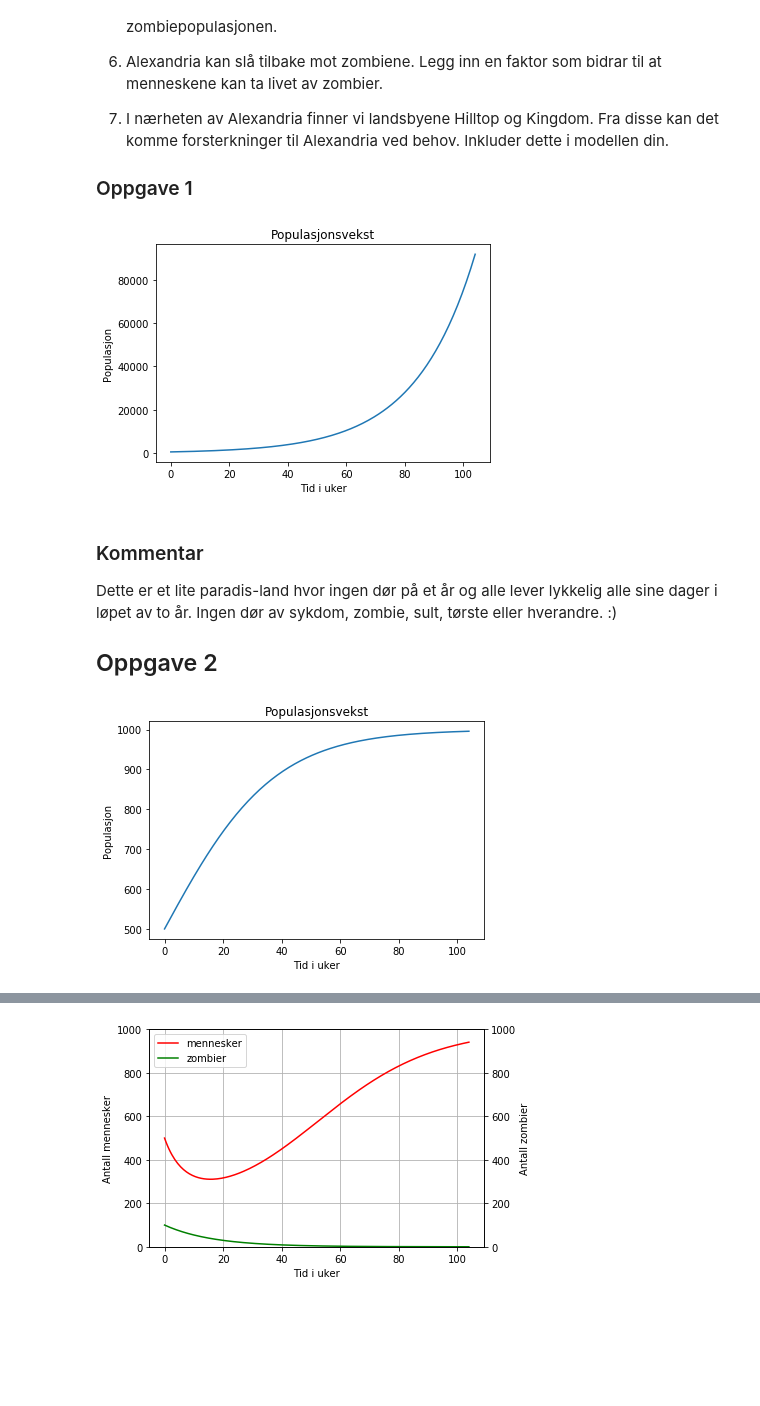
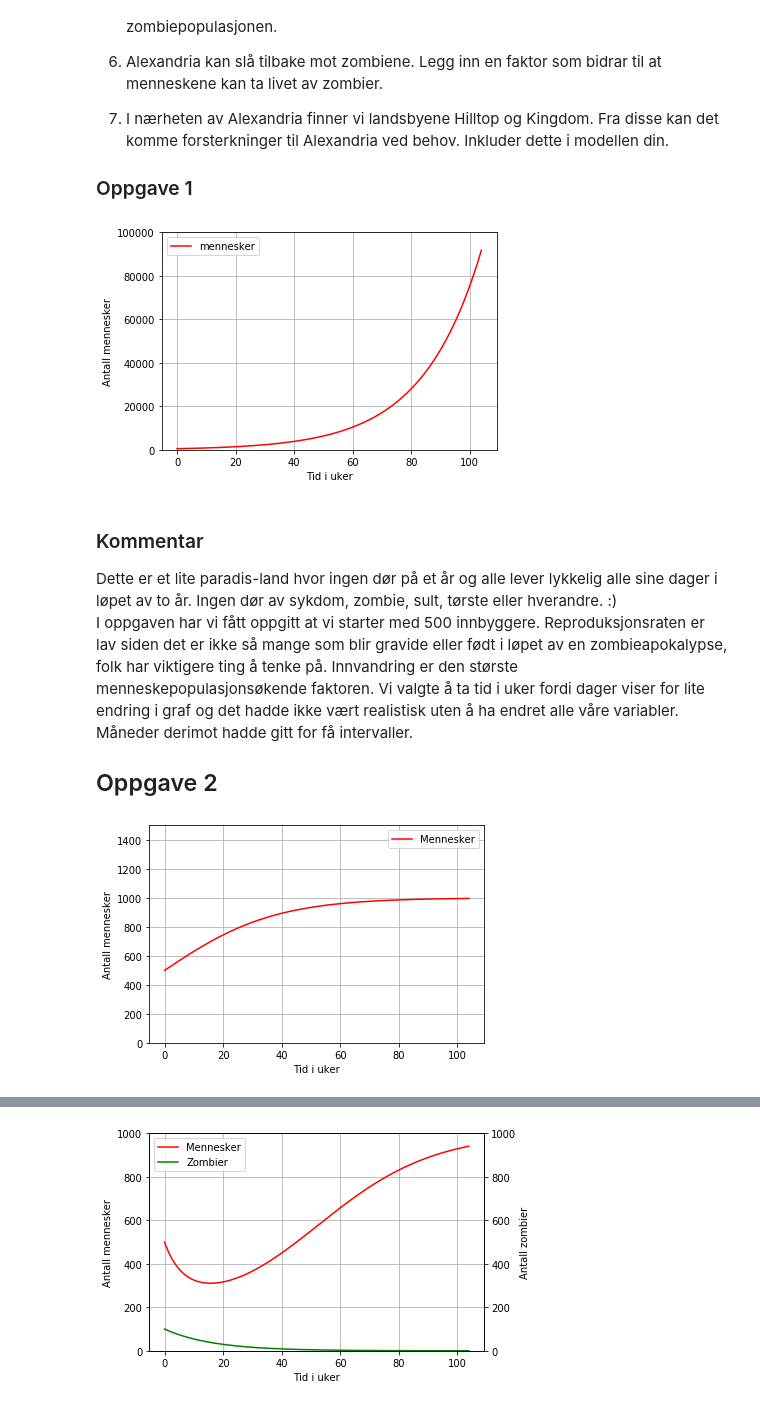
Before and after one commit to alexcieplak/Zombie-prosjekt, a Jupyter notebook: Zombie - prosjektoppgave .ipynb, the cells around one changed output, grey strips where cells are left out. Saved outputs shown, nothing was run; the diff lists cells and outputs as text; code cells hidden in the pictures; blank space fills up the shorter version.

```diff
--- a/Zombie - prosjektoppgave .ipynb
+++ b/Zombie - prosjektoppgave .ipynb
@@ -40,41 +40,52 @@ Kingdom. Fra disse kan det komme forsterkninger til Alexandria ved behov. Inklud
 # %%
 from pylab import *
 
 # Konstanter
 start_m = 500     #Start antall mennesker
-rate = 0.05     #Reproduksjonsrate
-innvandring = 2
+rate = 0.05       #Reproduksjonsrate
+innvandring = 2   #Innvandrerraten
 
 # Tidsvariabler
-dt = 0.5
+dt = 0.5                          #To målinger i uken
 tid_start = 0
-tid_slutt = 104
-N = int((tid_slutt-tid_start)/dt) # Antall intervaller
+tid_slutt = 104                   #Antall uker
+N = int((tid_slutt-tid_start)/dt) #Antall intervaller
 
 # Arrayer
 t = zeros(N+1)
 m_p = zeros(N+1)
 
 # Startverdier
 t[0] = tid_start
 m_p[0] = start_m
 
 #Eulers metode
 for i in range(N):
-    pder = rate * m_p[i] + innvandring
-    m_p[i+1] = m_p[i] + pder * dt
-    t[i+1] = t[i] + dt
+    pder = rate * m_p[i] + innvandring  #Endringen i menneskepopulasjonen pr dt
+    m_p[i+1] = m_p[i] + pder * dt       #Menneskepopulasjonen basert på pder
+    t[i+1] = t[i] + dt                  #Tid
 
-plot(t,m_p)
-title('Populasjonsvekst')
-xlabel('Tid i uker')
-ylabel('Populasjon')
-show()
+
+#Plotting
+fig = figure()
+ax = fig.add_subplot(111)
+data1 = ax.plot(t, m_p, '-r', label = 'Mennesker')
+
+data = data1
+datatittel = [l.get_label() for l in data]
+ax.legend(data, datatittel, loc = 0)
+
+ax.grid()
+ax.set_xlabel ("Tid i uker")
+ax.set_ylabel ("Antall mennesker")
+ax.set_ylim(0,100000)
+plt.show()
 # %% [output]
-[figure, old version]
+[figure, new version]
 # %% [markdown]
 ### Kommentar
 Dette er et lite paradis-land hvor ingen dør på et år og alle lever lykkelig alle sine dager i løpet av to år. Ingen dør av sykdom, zombie, sult, tørste eller hverandre. :)
+I oppgaven har vi fått oppgitt at vi starter med 500 innbyggere. Reproduksjonsraten er lav siden det er ikke så mange som blir gravide eller født i løpet av en zombieapokalypse, folk har viktigere ting å tenke på. Innvandring er den største menneskepopulasjonsøkende faktoren. Vi valgte å ta tid i uker fordi dager viser for lite endring i graf og det hadde ikke vært realistisk uten å ha endret alle våre variabler. Måneder derimot hadde gitt for få intervaller.
 
 ## Oppgave 2
 # %%
@@ -82,9 +93,9 @@ from pylab import *
 
 # Konstanter
 start_m = 500     #Start antall mennesker
-rate = 0.05     #Reproduksjonsrate
-innvandring = 2  #randint(0,7)
-b = 1000
+rate = 0.05       #Reproduksjonsrate
+innvandring = 2   #Innvandrerrate
+b = 1000          #Bæreevnen
 
 # Tidsvariabler
 dt = 0.5
@@ -103,16 +114,26 @@ m_p[0] = start_m
 
 #Eulers metode
 for i in range(N):
-    pder[i] =  (rate * m_p[i] + innvandring) * (1 - m_p[i]/b)
+    pder[i] =  (rate * m_p[i] + innvandring) * (1 - m_p[i]/b)  #Endringen i menneskepopulasjon med bæreevne
     m_p[i+1] = m_p[i] + pder[i] * dt
     t[i+1] = t[i] + dt
 
-plot(t,m_p)
-title('Populasjonsvekst')
-xlabel('Tid i uker')
-ylabel('Populasjon')
-show()
+
+#Plotting
+fig = figure()
+ax = fig.add_subplot(111)
+data1 = ax.plot(t, m_p, '-r', label = 'Mennesker')
+
+data = data1
+datatittel = [l.get_label() for l in data]
+ax.legend(data, datatittel, loc = 0)
+
+ax.grid()
+ax.set_xlabel ("Tid i uker")
+ax.set_ylabel ("Antall mennesker")
+ax.set_ylim(0,1500)
+plt.show()
 # %% [output]
-[figure, old version]
+[figure, new version]
 # %% [markdown]
 ### Kommentar
```
Also changed, not shown: parts of 13 cells of this notebook.
